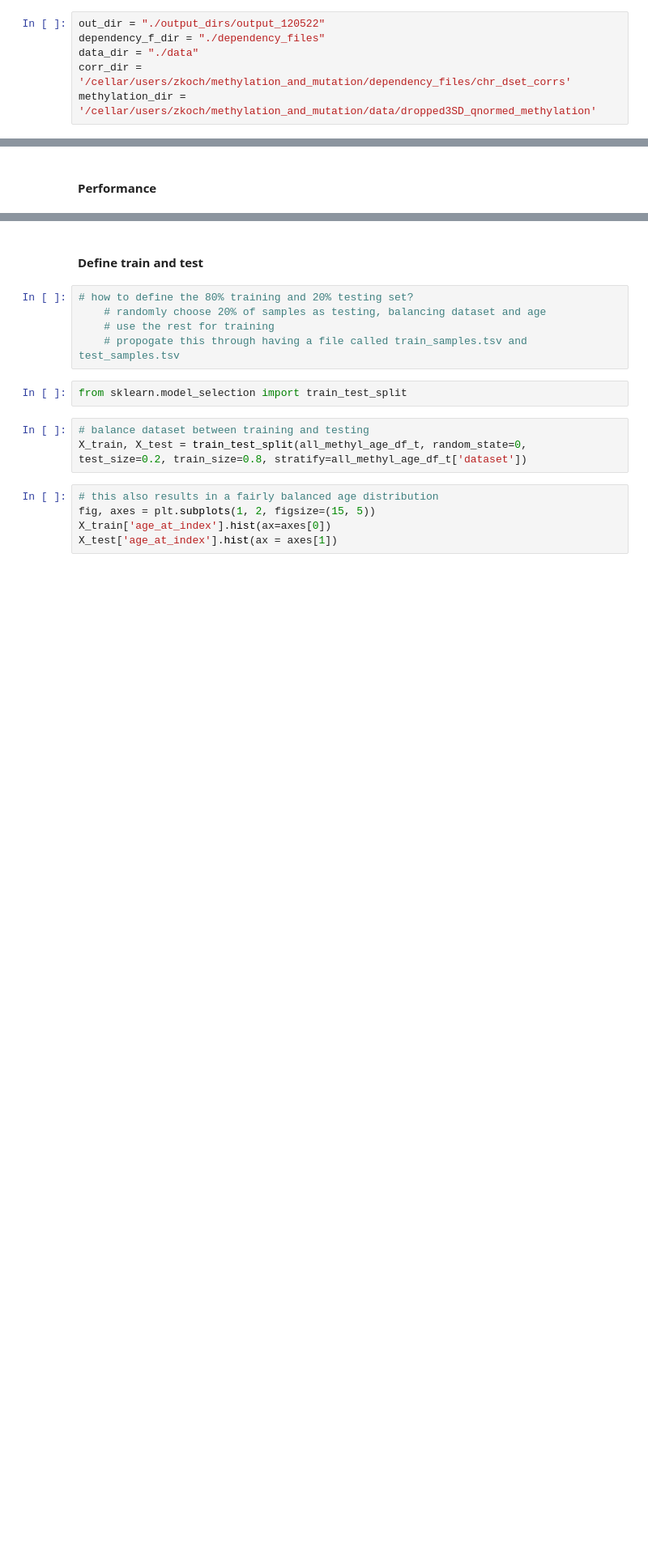
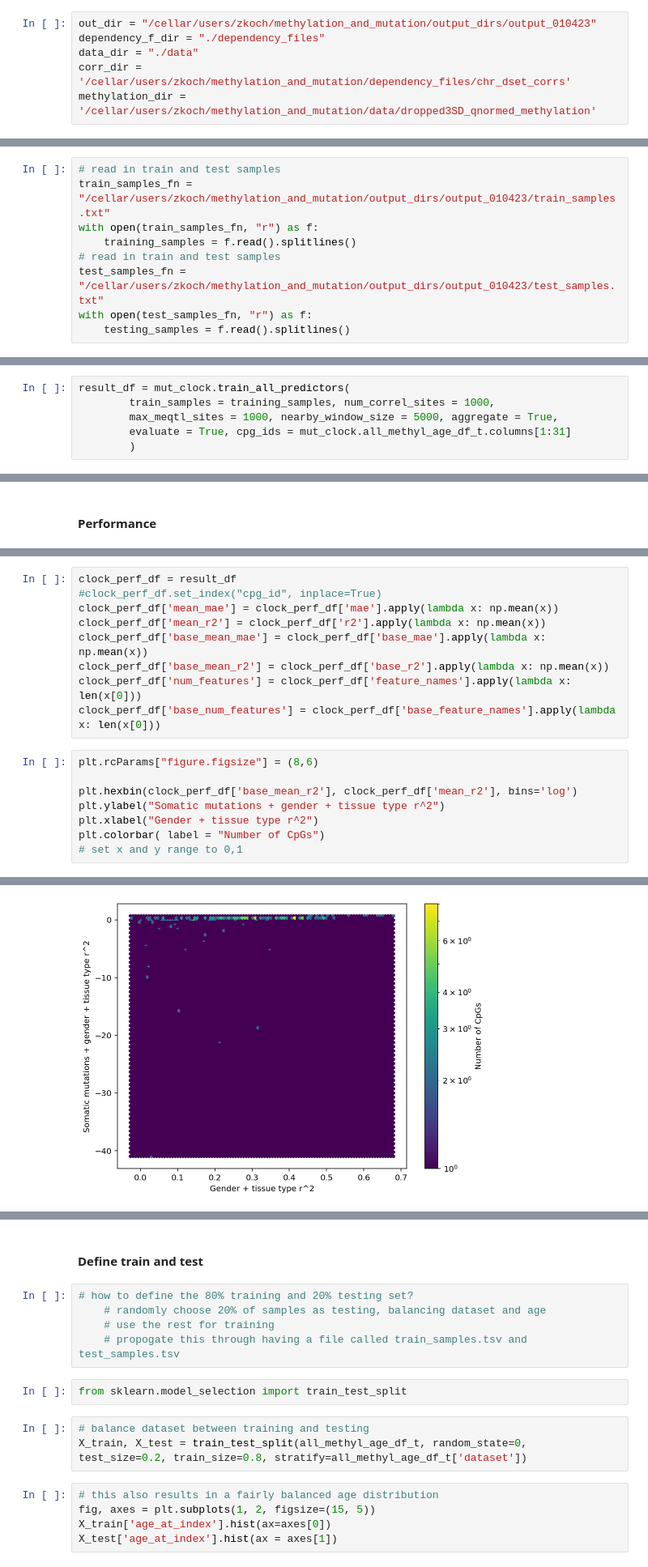
Before and after one commit to zanekoch/methylation_and_mutation, a Jupyter notebook: mut_clock_dev.ipynb, the cells around one changed output, grey strips where cells are left out. Shown at 81% size. Saved outputs shown, nothing was run; the diff lists cells and outputs as text; blank space fills up the shorter version.

Commit message:
aggregate mutation features

```diff
--- a/mut_clock_dev.ipynb
+++ b/mut_clock_dev.ipynb
@@ -30,7 +30,7 @@ plt.style.use("seaborn-deep")
 # %% [markdown]
 # Get data
 # %%
-out_dir = "./output_dirs/output_120522"
+out_dir = "/cellar/users/zkoch/methylation_and_mutation/output_dirs/output_010423"
 dependency_f_dir = "./dependency_files"
 data_dir = "./data"
 corr_dir = '/cellar/users/zkoch/methylation_and_mutation/dependency_files/chr_dset_corrs'
@@ -91,3 +128,12 @@ mut_clock = somatic_mut_clock.mutationClock(
     all_methyl_age_df_t,
     output_dir = "/cellar/users/zkoch/methylation_and_mutation/output_dirs/output_010423"
     )
+# %%
+# read in train and test samples
+train_samples_fn = "/cellar/users/zkoch/methylation_and_mutation/output_dirs/output_010423/train_samples.txt"
+with open(train_samples_fn, "r") as f:
+    training_samples = f.read().splitlines()
+# read in train and test samples
+test_samples_fn = "/cellar/users/zkoch/methylation_and_mutation/output_dirs/output_010423/test_samples.txt"
+with open(test_samples_fn, "r") as f:
+    testing_samples = f.read().splitlines()
@@ -93,0 +146,6 @@ mut_clock = somatic_mut_clock.mutationClock(
+# %%
+result_df = mut_clock.train_all_predictors(
+        train_samples = training_samples, num_correl_sites = 1000,
+        max_meqtl_sites = 1000, nearby_window_size = 5000, aggregate = True,
+        evaluate = True, cpg_ids = mut_clock.all_methyl_age_df_t.columns[1:31]
+        )
@@ -95,0 +204,18 @@ mut_clock = somatic_mut_clock.mutationClock(
+# %%
+clock_perf_df = result_df
+#clock_perf_df.set_index("cpg_id", inplace=True)
+clock_perf_df['mean_mae'] = clock_perf_df['mae'].apply(lambda x: np.mean(x))
+clock_perf_df['mean_r2'] = clock_perf_df['r2'].apply(lambda x: np.mean(x))
+clock_perf_df['base_mean_mae'] = clock_perf_df['base_mae'].apply(lambda x: np.mean(x))
+clock_perf_df['base_mean_r2'] = clock_perf_df['base_r2'].apply(lambda x: np.mean(x))
+clock_perf_df['num_features'] = clock_perf_df['feature_names'].apply(lambda x: len(x[0]))
+clock_perf_df['base_num_features'] = clock_perf_df['base_feature_names'].apply(lambda x: len(x[0]))
+# %%
+plt.rcParams["figure.figsize"] = (8,6)
+
+plt.hexbin(clock_perf_df['base_mean_r2'], clock_perf_df['mean_r2'], bins='log')
+plt.ylabel("Somatic mutations + gender + tissue type r^2")
+plt.xlabel("Gender + tissue type r^2")
+plt.colorbar( label = "Number of CpGs")
+# set x and y range to 0,1
+# %% [output]
@@ -95,0 +223 @@ mut_clock = somatic_mut_clock.mutationClock(
+[figure, added]
```
Also changed, not shown: parts of 52 cells of this notebook, 3 other files.
